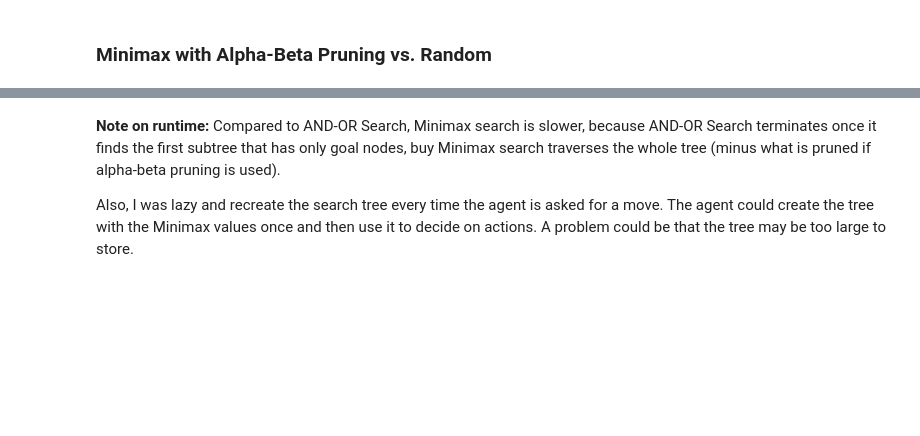
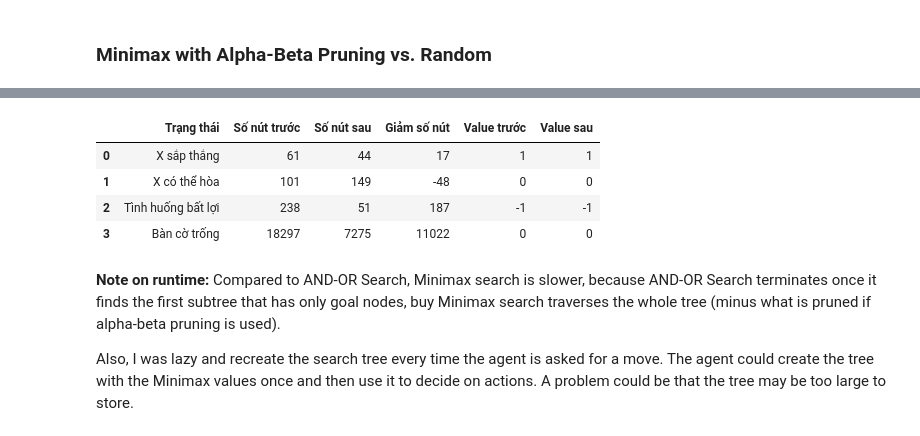
Before and after one commit to TranDatTB04/TTNTNC-Nhom11, a Jupyter notebook: lab05 - game/tictactoe_alpha_beta_tree_search.ipynb, the cells around one changed output, grey strips where cells are left out. Saved outputs shown, nothing was run; the diff lists cells and outputs as text; code cells hidden in the pictures; blank space fills up the shorter version.

```diff
--- a/lab05 - game/tictactoe_alpha_beta_tree_search.ipynb
+++ b/lab05 - game/tictactoe_alpha_beta_tree_search.ipynb
@@ -448,3 +578,36 @@ Wall time: 4.34 s
+# %%
+
+# So sánh Alpha-Beta trước và sau Move Ordering
+
+ket_qua_ordering = []
+
+for ten, board in tao_bo_kiem_thu().items():
+
+    truoc = chay_thuat_toan(
+        alpha_beta_search, board, actions_goc
+    )
+
+    sau = chay_thuat_toan(
+        alpha_beta_search, board, actions_ordered
+    )
+
+    ket_qua_ordering.append({
+        "Trạng thái": ten,
+        "Số nút trước": truoc["Số nút"],
+        "Số nút sau": sau["Số nút"],
+        "Giảm số nút": truoc["Số nút"] - sau["Số nút"],
+        "Value trước": truoc["Value"],
+        "Value sau": sau["Value"]
+    })
+
+bang_ordering = pd.DataFrame(ket_qua_ordering)
+display(bang_ordering)
+# %% [output]
+|  | Trạng thái | Số nút trước | Số nút sau | Giảm số nút | Value trước | Value sau |
+| 0 | X sắp thắng | 61 | 44 | 17 | 1 | 1 |
+| 1 | X có thể hòa | 101 | 149 | -48 | 0 | 0 |
+| 2 | Tình huống bất lợi | 238 | 51 | 187 | -1 | -1 |
+| 3 | Bàn cờ trống | 18297 | 7275 | 11022 | 0 | 0 |
 # %% [markdown]
 **Note on runtime:** Compared to AND-OR Search, Minimax search is slower, because AND-OR Search terminates once it finds the first subtree that has only goal nodes, buy Minimax search traverses the whole tree (minus what is pruned if alpha-beta pruning is used).
 
```
Also changed, not shown: parts of 15 cells of this notebook, 1 other file.
